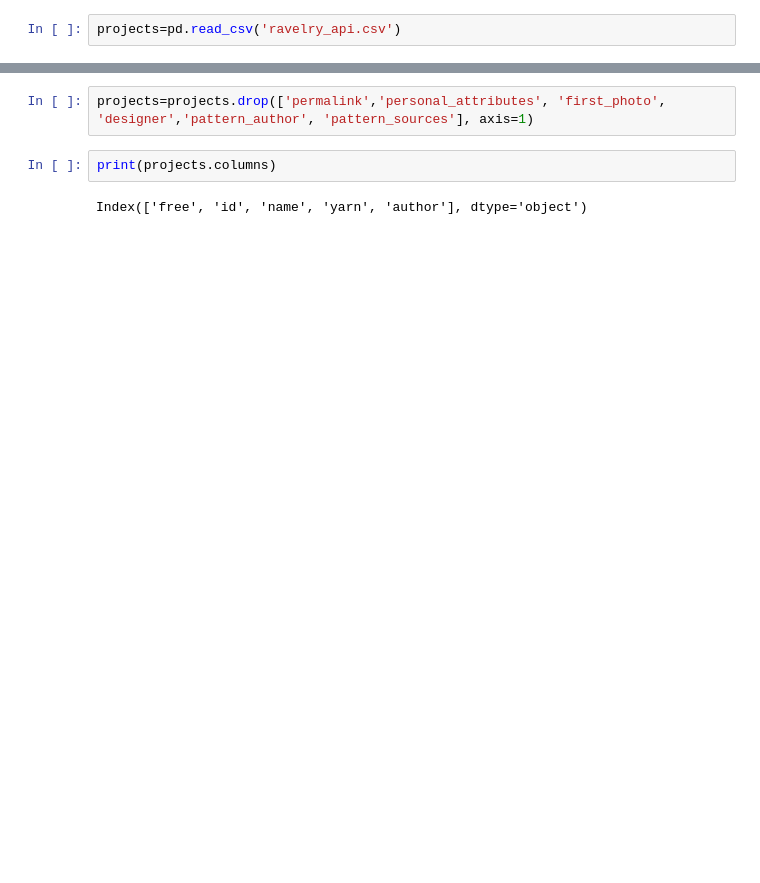
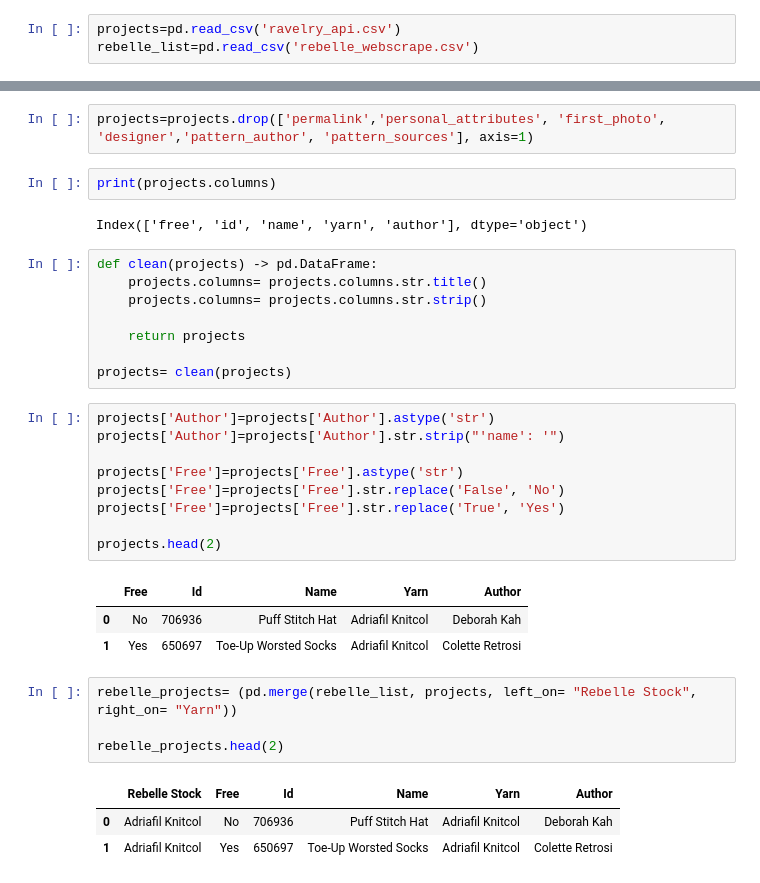
Before and after one commit to amoeba731/Yarnshop, a Jupyter notebook: Scratchpad.ipynb, the cells around one changed output, grey strips where cells are left out. Cells and saved outputs as stored; diff of their text form; blank space fills up the shorter version.

```diff
--- a/Scratchpad.ipynb
+++ b/Scratchpad.ipynb
@@ -99,5 +100,6 @@ import numpy
 # %%
 projects=pd.read_csv('ravelry_api.csv')
+rebelle_list=pd.read_csv('rebelle_webscrape.csv')
 # %%
 projects.columns=['free', 'id', 'name', 'permalink', 'personal_attributes', 'first_photo',
        'designer', 'pattern_author', 'pattern_sources', 'yarn']
@@ -126,3 +128,32 @@ projects=projects.drop(['permalink','personal_attributes', 'first_photo', 'desig
 print(projects.columns)
 # %% [output]
 Index(['free', 'id', 'name', 'yarn', 'author'], dtype='object')
+# %%
+def clean(projects) -> pd.DataFrame:
+    projects.columns= projects.columns.str.title()
+    projects.columns= projects.columns.str.strip()
+
+    return projects
+
+projects= clean(projects)
+# %%
+projects['Author']=projects['Author'].astype('str')
+projects['Author']=projects['Author'].str.strip("'name': '")
+
+projects['Free']=projects['Free'].astype('str')
+projects['Free']=projects['Free'].str.replace('False', 'No')
+projects['Free']=projects['Free'].str.replace('True', 'Yes')
+
+projects.head(2)
+# %% [output]
+|  | Free | Id | Name | Yarn | Author |
+| 0 | No | 706936 | Puff Stitch Hat | Adriafil Knitcol | Deborah Kah |
+| 1 | Yes | 650697 | Toe-Up Worsted Socks | Adriafil Knitcol | Colette Retrosi |
+# %%
+rebelle_projects= (pd.merge(rebelle_list, projects, left_on= "Rebelle Stock", right_on= "Yarn"))
+
+rebelle_projects.head(2)
+# %% [output]
+|  | Rebelle Stock | Free | Id | Name | Yarn | Author |
+| 0 | Adriafil Knitcol | No | 706936 | Puff Stitch Hat | Adriafil Knitcol | Deborah Kah |
+| 1 | Adriafil Knitcol | Yes | 650697 | Toe-Up Worsted Socks | Adriafil Knitcol | Colette Retrosi |
```
Also changed, not shown: parts of 5 cells of this notebook, 3 other files.
